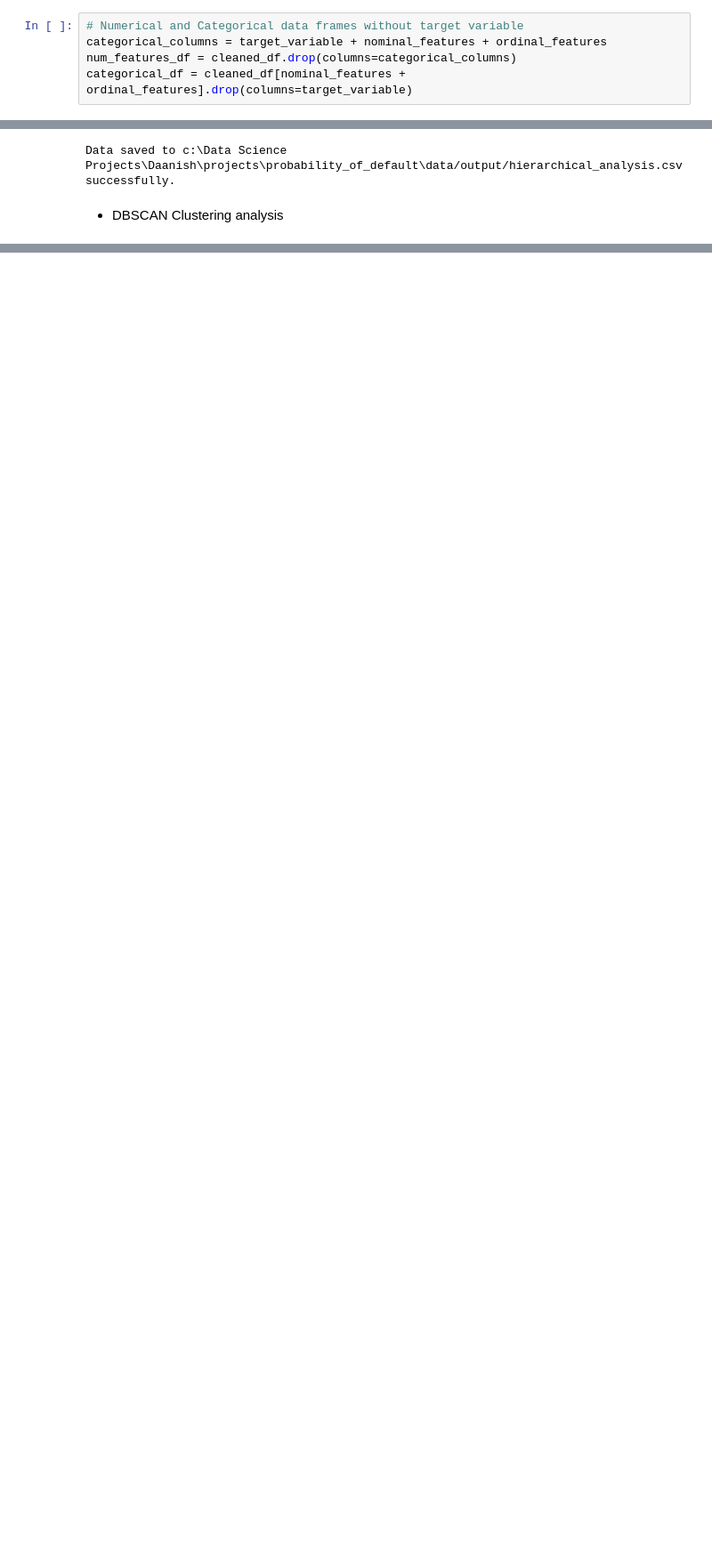
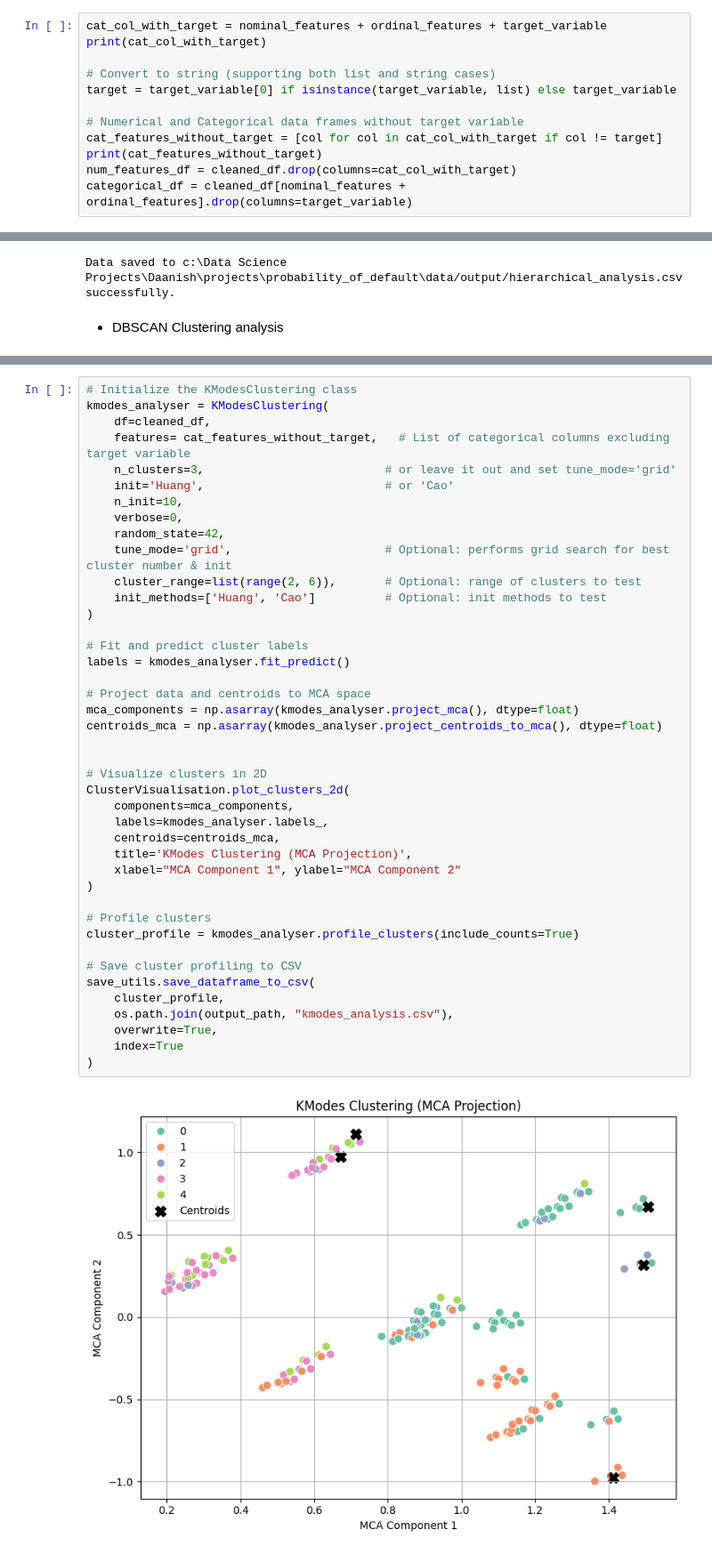
Before and after one commit to soleimanihamed/Daanish, a Jupyter notebook: projects/probability_of_default/main.ipynb, the cells around one changed output, grey strips where cells are left out. Shown at 89% size. Saved outputs shown, nothing was run; the diff lists cells and outputs as text; blank space fills up the shorter version.

```diff
--- a/projects/probability_of_default/main.ipynb
+++ b/projects/probability_of_default/main.ipynb
@@ -548,7 +546,14 @@ Steps:
 4. **Plot loadings heatmap** to understand how original features contribute to each principal component.
 5. **Visualize PCA scores by target classes** to see how the target variable (e.g., loan status) is distributed in PCA space.
 # %%
+cat_col_with_target = nominal_features + ordinal_features + target_variable
+print(cat_col_with_target)
+
+# Convert to string (supporting both list and string cases)
+target = target_variable[0] if isinstance(target_variable, list) else target_variable
+
 # Numerical and Categorical data frames without target variable
-categorical_columns = target_variable + nominal_features + ordinal_features
-num_features_df = cleaned_df.drop(columns=categorical_columns)
+cat_features_without_target = [col for col in cat_col_with_target if col != target]
+print(cat_features_without_target)
+num_features_df = cleaned_df.drop(columns=cat_col_with_target)
 categorical_df = cleaned_df[nominal_features + ordinal_features].drop(columns=target_variable)
@@ -755,0 +790,44 @@ SyntaxError: keyword argument repeated: scaling_method (2596816543.py, line 13)
+# %%
+# Initialize the KModesClustering class
+kmodes_analyser = KModesClustering(
+    df=cleaned_df,
+    features= cat_features_without_target,   # List of categorical columns excluding target variable
+    n_clusters=3,                          # or leave it out and set tune_mode='grid'
+    init='Huang',                          # or 'Cao'
+    n_init=10,
+    verbose=0,
+    random_state=42,
+    tune_mode='grid',                      # Optional: performs grid search for best cluster number & init
+    cluster_range=list(range(2, 6)),       # Optional: range of clusters to test
+    init_methods=['Huang', 'Cao']          # Optional: init methods to test
+)
+
+# Fit and predict cluster labels
+labels = kmodes_analyser.fit_predict()
+
+# Project data and centroids to MCA space
+mca_components = np.asarray(kmodes_analyser.project_mca(), dtype=float)
+centroids_mca = np.asarray(kmodes_analyser.project_centroids_to_mca(), dtype=float)
+
+
+# Visualize clusters in 2D
+ClusterVisualisation.plot_clusters_2d(
+    components=mca_components,
+    labels=kmodes_analyser.labels_,
+    centroids=centroids_mca,
+    title='KModes Clustering (MCA Projection)',
+    xlabel="MCA Component 1", ylabel="MCA Component 2"
+)
+
+# Profile clusters
+cluster_profile = kmodes_analyser.profile_clusters(include_counts=True)
+
+# Save cluster profiling to CSV
+save_utils.save_dataframe_to_csv(
+    cluster_profile,
+    os.path.join(output_path, "kmodes_analysis.csv"),
+    overwrite=True,
+    index=True
+)
+# %% [output]
+[figure, added]
```
Also changed, not shown: parts of 14 cells of this notebook, 7 other files.
